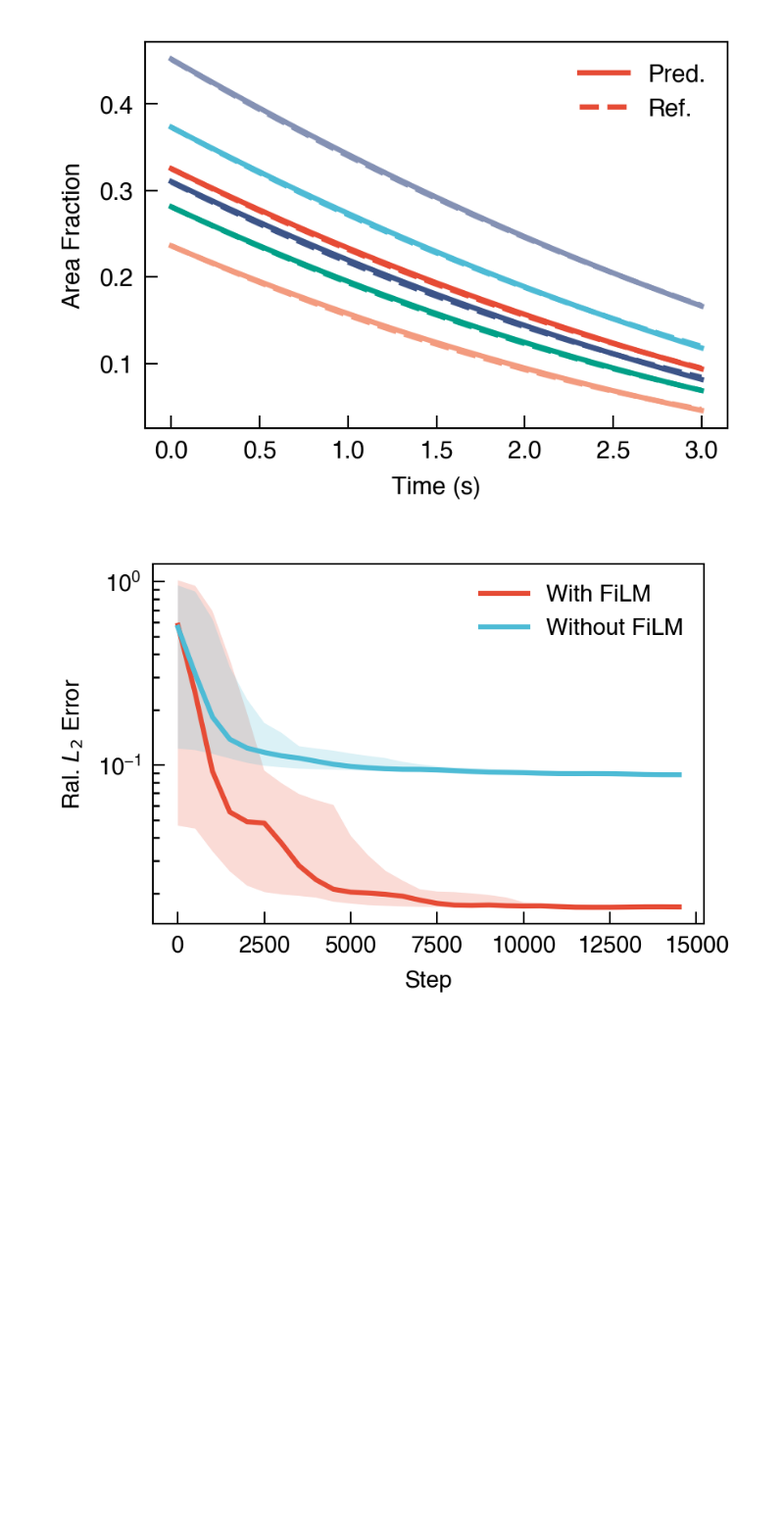
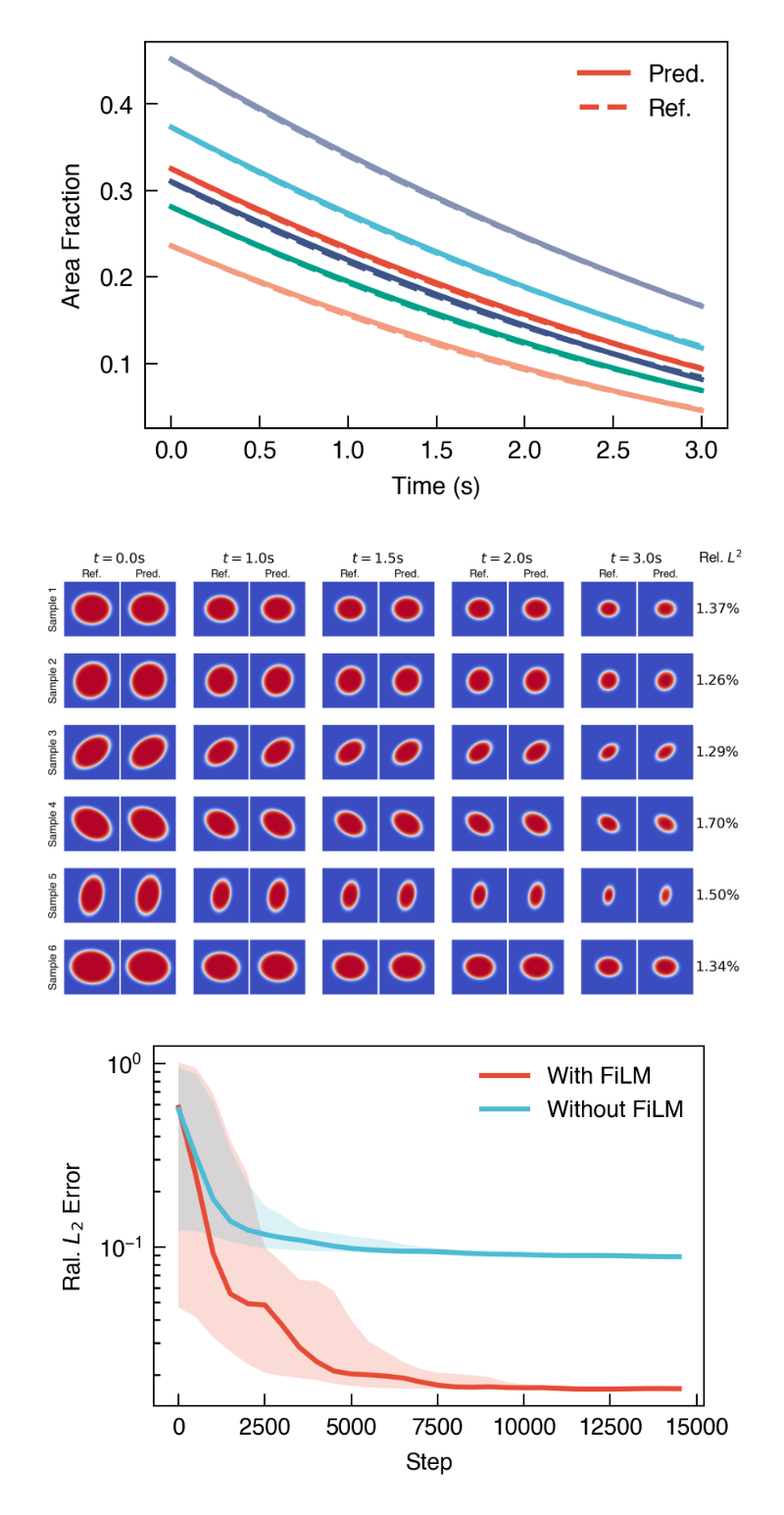
Before and after one commit to NanxiiChen/PI-CViT, a Jupyter notebook: ice_melting/eval.ipynb, the cells around one changed output. Shown at 98% size. Drawn from its saved outputs; the diff is of its cells as text; code cells hidden in the pictures; blank space fills up the shorter version.

```diff
--- a/ice_melting/eval.ipynb
+++ b/ice_melting/eval.ipynb
@@ -89,7 +89,7 @@ model = eqx.tree_deserialise_leaves(weight, model_skeleton)
 # data_dir = configs.data_dir
 data_dir = "./data/ice_melting/ellipse_refined_dt"
 # data_dir = "./data/ice_melting/circle"
-target_ts = [0.0, 1.0, 2.0, 3.0]
+target_ts = [0.0, 1.0, 1.5, 2.0, 3.0]
 data_dir = data_dir
 Lc = configs.Lc
 Tc = configs.Tc
@@ -269,6 +267,72 @@ ax.legend()
 # %% [output]
 <matplotlib.legend.Legend at 0x...>
 [figure]
+# %%
+from matplotlib import gridspec
+num_samples = 6
+key = jax.random.PRNGKey(4)
+# randomly select num_samples examples from batch dimension
+# sample_idxs = jax.random.choice(key, B, shape=(num_samples,), replace=False)
+# print(f"Selected sample indices: {sample_idxs}")
+sample_idxs = jnp.array([0,  2,  4, 5, 6, 3,])
+fig = plt.figure(figsize=(7.5, 5))
+gs = gridspec.GridSpec(num_samples, len(target_ts)*3, figure=fig, wspace=0.05, hspace=0.05,
+                       width_ratios=[1, 1, 0.25] * len(target_ts))
+
+channel_th = 0  # 0: u, 1: v
+for row, batch_th in enumerate(sample_idxs):
+    for col, tic in enumerate(target_ts):
+        ax = fig.add_subplot(gs[row, col*3])
+        ax.set_axis_off()
+        vmin = jnp.min(ref_sols[batch_th, col, channel_th, :, :])
+        vmax = jnp.max(ref_sols[batch_th, col, channel_th, :, :])
+        ref_ax = ax.imshow(
+            ref_sols[batch_th, col, channel_th, :, :],
+            extent=(meshx.min(), meshx.max(), meshy.min(), meshy.max()),
+            origin="lower", cmap="coolwarm", vmin=vmin, vmax=vmax,
+            interpolation="bilinear", rasterized=True,
+        )
+
+        if row == 0:
+            ax.text(1.0, 1.3, rf"$t={tic:.1f}\mathrm{{s}}$", va="bottom", ha="center", transform=ax.transAxes, fontsize=9)
+            ax.text(0.5, 1.05, "Ref.", va="bottom", ha="center", transform=ax.transAxes)
+
+        # pos = ax.get_position()
+        # cbar_ax = fig.add_axes([pos.x0, pos.y0 - 0.024, pos.width, 0.01])
+        # norm = plt.Normalize(vmin=vmin, vmax=vmax)
+        # sm = plt.cm.ScalarMappable(cmap="coolwarm", norm=norm)
+        # sm.set_array([])
+        # fig.colorbar(sm, cax=cbar_ax, orientation="horizontal", format="%.2f", ticks=jnp.linspace(vmin, vmax, num=3),)
+
+        if col == 0:
+            ax.text(-0.1, 0.5, f"Sample {row+1}", rotation=90, va="center", ha="right", transform=ax.transAxes)
+
+        ax = fig.add_subplot(gs[row, col*3+1])
+        ax.set_axis_off()
+        pred_ax = ax.imshow(
+            sols[batch_th, col, channel_th, :, :],
+            extent=(meshx.min(), meshx.max(), meshy.min(), meshy.max()),
+            origin="lower", cmap="coolwarm", vmin=vmin, vmax=vmax,
+            interpolation="bilinear", rasterized=True,
+        )
+        if row == 0:
+            ax.text(0.5, 1.05, "Pred.", va="bottom", ha="center", transform=ax.transAxes)
+
+        if col == len(target_ts) - 1:
+            l2_error = jnp.linalg.norm(ref_sols[batch_th, :, channel_th, :, :] - sols[batch_th, :, channel_th, :, :]) / jnp.linalg.norm(ref_sols[batch_th, :, channel_th, :, :])
+            l2_error_perc = l2_error * 100
+            ax.text(1.05, 0.5, fr"${l2_error_perc:.2f}\%$", va="center", ha="left", transform=ax.transAxes, fontsize=9)
+
+            if row == 0:
+                ax.text(1.5, 1.3, "Rel. $L^2$", va="bottom", ha="center", transform=ax.transAxes, fontsize=9)
+
+        # l2_error = jnp.linalg.norm(ref_sols[batch_th, col, channel_th, :, :] - sols[batch_th, col, channel_th, :, :]) / jnp.linalg.norm(ref_sols[batch_th, col, channel_th, :, :])
+        # l2_error_perc = l2_error * 100
+        # ax.text(0., -0.05, fr"Rel. $L^2={l2_error_perc:.2f}\%$", va="top", ha="center", transform=ax.transAxes)
+
+fig.savefig("./figures/ice_melting_solution_field_samples.pdf", dpi=300, bbox_inches="tight", pad_inches=0.01)
+# %% [output]
+[figure, added]
 # %%
 import numpy as np
 from scipy.ndimage import gaussian_filter1d
```
Also changed, not shown: parts of 5 cells of this notebook, 3 other files.
